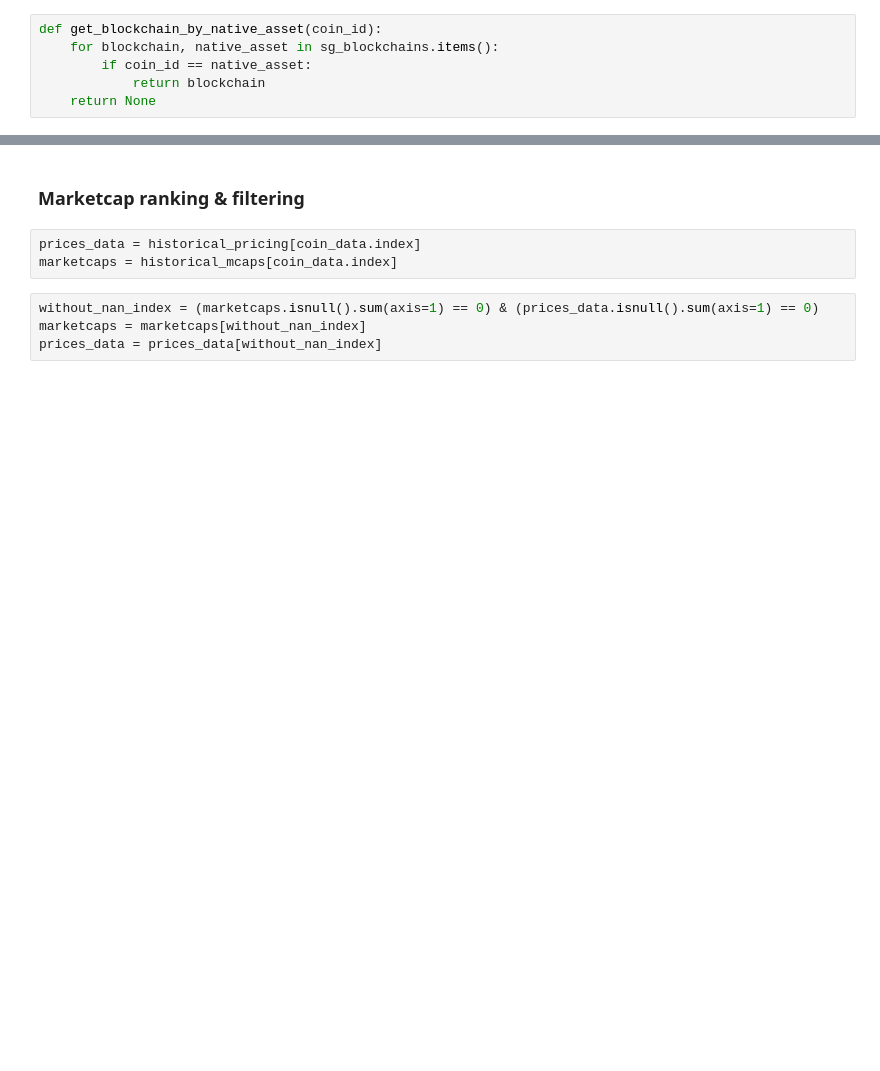
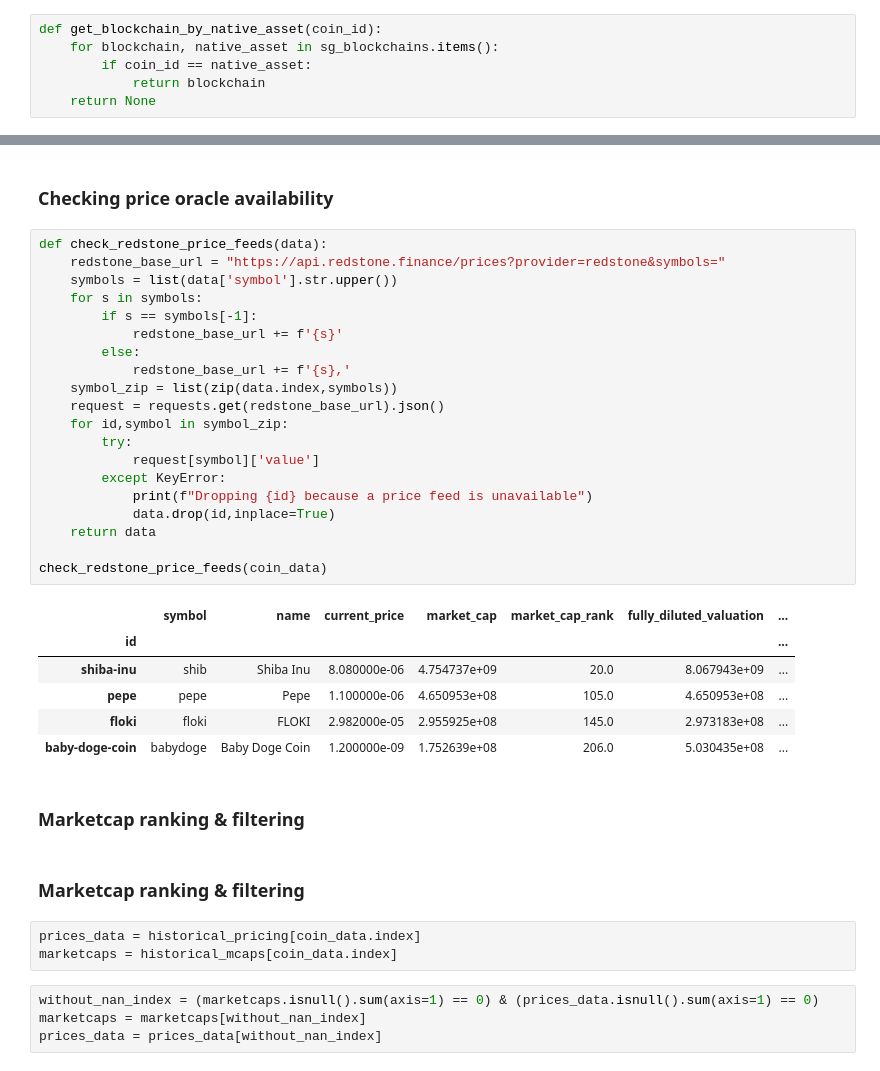
Before and after one commit to Phuture-Finance/rebalancing-data, a Jupyter notebook: PMX/methodology_template.ipynb, the cells around one changed output, grey strips where cells are left out. Saved outputs shown, nothing was run; the diff lists cells and outputs as text; blank space fills up the shorter version.

Commit message:
Adding redstone oracle check

```diff
--- a/PMX/methodology_template.ipynb
+++ b/PMX/methodology_template.ipynb
@@ -346,3 +345,34 @@ slippage_data
+# %% [markdown]
+### Checking price oracle availability
+# %%
+def check_redstone_price_feeds(data):
+    redstone_base_url = "https://api.redstone.finance/prices?provider=redstone&symbols="
+    symbols = list(data['symbol'].str.upper())
+    for s in symbols:
+        if s == symbols[-1]:
+            redstone_base_url += f'{s}'
+        else:
+            redstone_base_url += f'{s},'
+    symbol_zip = list(zip(data.index,symbols))
+    request = requests.get(redstone_base_url).json()
+    for id,symbol in symbol_zip:
+        try:
+            request[symbol]['value']
+        except KeyError:
+            print(f"Dropping {id} because a price feed is unavailable")
+            data.drop(id,inplace=True)
+    return data
+
+check_redstone_price_feeds(coin_data)
+# %% [output]
+|  | symbol | name | current_price | market_cap | market_cap_rank | fully_diluted_valuation | ... |
+| id |  |  |  |  |  |  | ... |
+| shiba-inu | shib | Shiba Inu | 8.080000e-06 | 4.754737e+09 | 20.0 | 8.067943e+09 | ... |
+| pepe | pepe | Pepe | 1.100000e-06 | 4.650953e+08 | 105.0 | 4.650953e+08 | ... |
+| floki | floki | FLOKI | 2.982000e-05 | 2.955925e+08 | 145.0 | 2.973183e+08 | ... |
+| baby-doge-coin | babydoge | Baby Doge Coin | 1.200000e-09 | 1.752639e+08 | 206.0 | 5.030435e+08 | ... |
+# %% [markdown]
+### Marketcap ranking & filtering
 # %% [markdown]
 ### Marketcap ranking & filtering
 # %%
```
Also changed, not shown: parts of 6 cells of this notebook, 1 other file.
